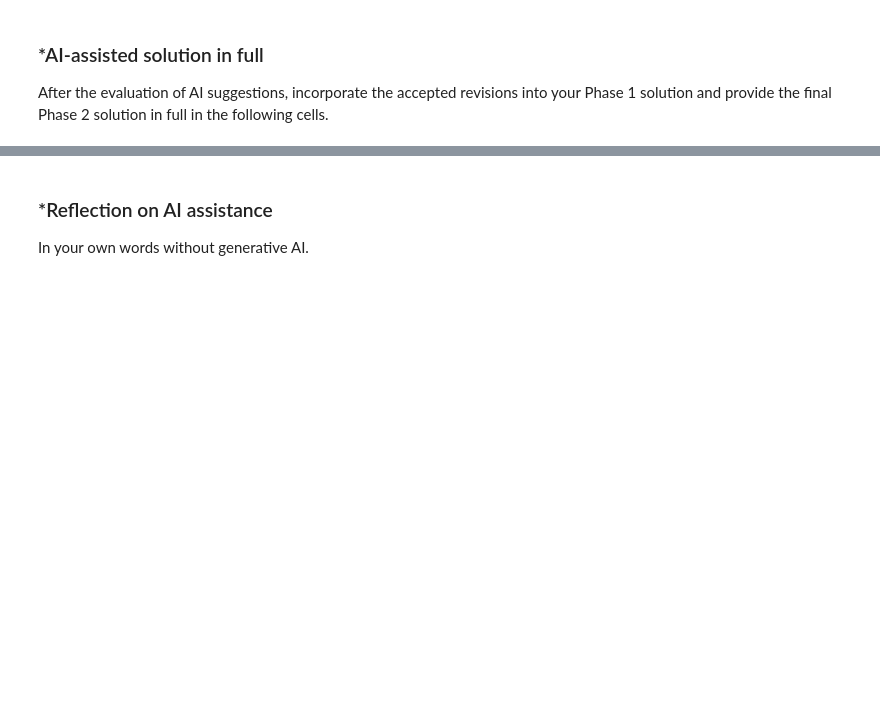
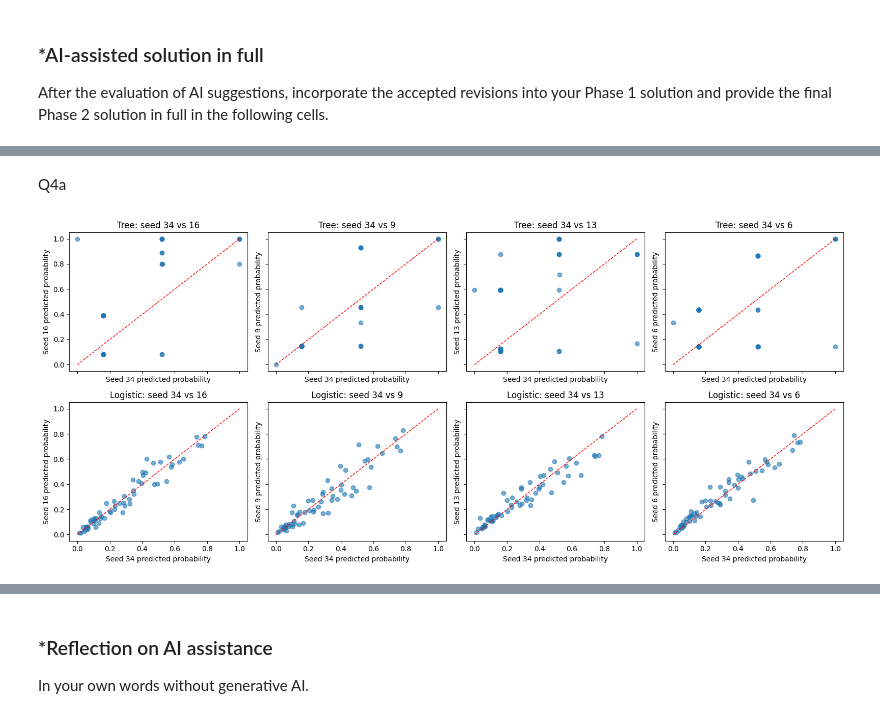
Before and after one commit to Makande340/L03-tree-stability, a Jupyter notebook: L3_Tree_Stability.ipynb, the cells around one changed output, grey strips where cells are left out. Drawn from its saved outputs; the diff is of its cells as text; code cells hidden in the pictures; blank space fills up the shorter version.

```diff
--- a/L3_Tree_Stability.ipynb
+++ b/L3_Tree_Stability.ipynb
@@ -314,0 +544,41 @@ After the evaluation of AI suggestions, incorporate the accepted revisions into
+# %% [markdown]
+Q4a
+# %%
+
+# Part 4a
+
+import matplotlib.pyplot as plt
+
+alt_seeds = [16, 9, 13, 6]
+
+fig, axes = plt.subplots(
+    2, 4, figsize=(16, 7),
+    sharex=True, sharey=True
+)
+
+for row, (name, label) in enumerate([
+    ('tree', 'Tree'),
+    ('lm', 'Logistic')
+]):
+
+    for col, s in enumerate(alt_seeds):
+
+        ax = axes[row, col]
+
+        ax.scatter(
+            probs[name][34],
+            probs[name][s],
+            alpha=0.6
+        )
+
+        # Perfect agreement reference line
+        ax.plot([0, 1], [0, 1], 'r--', lw=1)
+
+        ax.set_title(f'{label}: seed 34 vs {s}')
+        ax.set_xlabel('Seed 34 predicted probability')
+        ax.set_ylabel(f'Seed {s} predicted probability')
+
+plt.tight_layout()
+plt.show()
+# %% [output]
+[figure, added]
```
Also changed, not shown: parts of 32 cells of this notebook.
